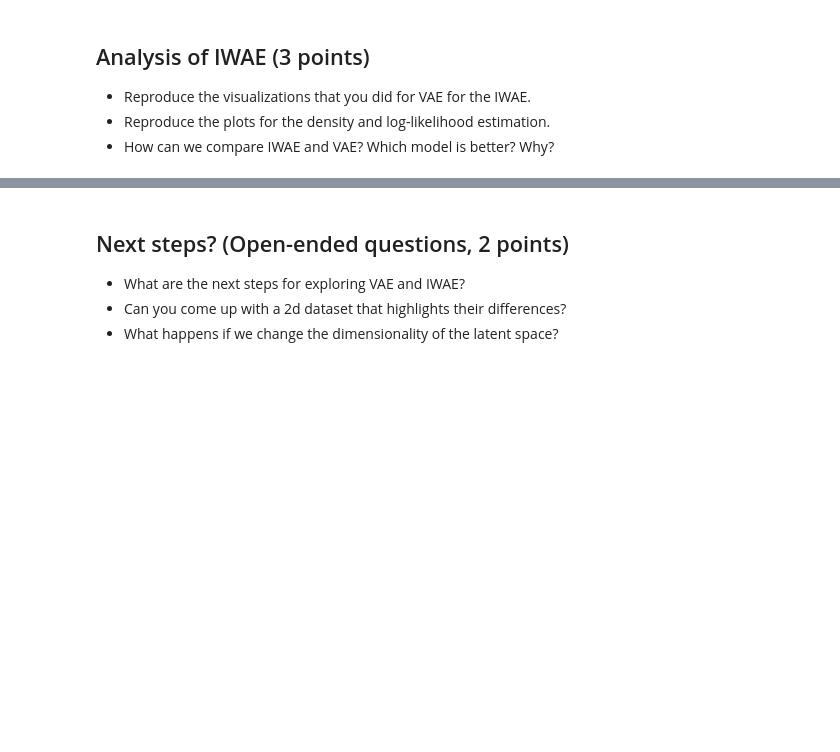
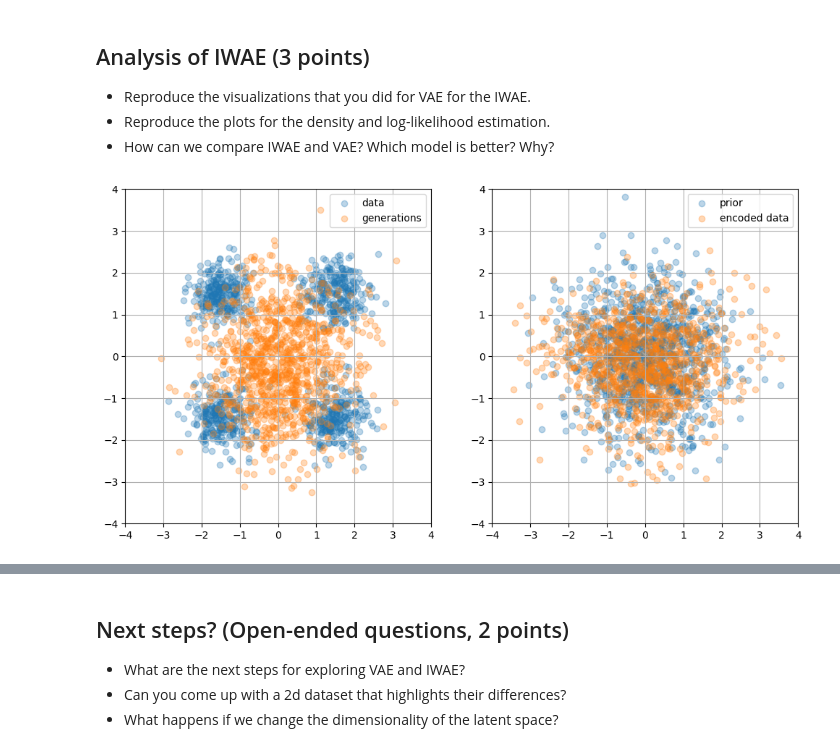
Before and after one commit to hanzak/bayesian-methods, a Jupyter notebook: exercises/vae/vae.ipynb, the cells around one changed output, grey strips where cells are left out. Cells and saved outputs as stored; diff of their text form; code cells hidden in the pictures; blank space fills up the shorter version.

```diff
--- a/exercises/vae/vae.ipynb
+++ b/exercises/vae/vae.ipynb
@@ -324,9 +379,15 @@ $$\theta^*,\eta^* = \argmin_{\theta,\eta}-\mathbb{E}_{p_{\text{data}}(x)}\mathbb
 - Train the model using the IWAE objective and $K=5$ at every iteration. How does the loss function behave?
 # %%
 def iwae_objective(states, key, params, bs):
-  # YOUR CODE HERE
-  print(loss.shape, 'final.shape', flush=True)
-  return loss.mean()
+    state_enc, state_dec = states
+    enc_param, dec_param = params
+    key, subkey1 = random.split(key)
+    x, _ = sample_data(subkey1, bs)
+
+    K=5
+    loss = -1*iwae_bound(key, x, K, state_enc, state_dec)
+    print(loss.shape, 'final.shape', flush=True)
+    return loss.mean()
 
 @partial(jax.jit, static_argnums=2)
 def train_step(state_enc, state_dec, bs, key):
@@ -359,26 +422,44 @@ plt.grid()
 - Reproduce the plots for the density and log-likelihood estimation.
 - How can we compare IWAE and VAE? Which model is better? Why?
 # %%
-# YOUR CODE HERE
+key, subkey1 = random.split(key)
+data, labels = sample_data(subkey1, 1024)
+
+key, subkey2 = random.split(key)
+z = random.normal(subkey2, shape=(1024, latent_dim))
+mu_z, logvar_z = state_dec.apply_fn(state_dec.params, z)
+
+key, subkey3 = random.split(key)
+eps_dec = random.normal(subkey3, shape=mu_z.shape)
+x_reconstructed = mu_z + jnp.exp(0.5 * logvar_z) * eps_dec
+
+mu_x, logvar_x = state_enc.apply_fn(state_enc.params, data)
+
+key, subkey4 = random.split(key)
+eps_enc = random.normal(subkey4, shape=mu_x.shape)
+
+x_encoded = mu_x + jnp.exp(0.5 * logvar_x) * eps_enc
+
 plt.figure(figsize=(12,6))
 plt.subplot(121)
-plt.scatter(# YOUR CODE HERE,
+plt.scatter(data[:,0], data[:,1],
             alpha=0.3, label='data')
-plt.scatter(# YOUR CODE HERE,
+plt.scatter(x_reconstructed[:,0], x_reconstructed[:,1],
             alpha=0.3, label='generations')
 plt.xlim(-4,4)
 plt.ylim(-4,4)
 plt.legend()
 plt.grid()
 
-# YOUR CODE HERE
 plt.subplot(122)
-plt.scatter(# YOUR CODE HERE,
+plt.scatter(z[:,0], z[:,1],
             alpha=0.3, label='prior')
-plt.scatter(# YOUR CODE HERE,
+plt.scatter(x_encoded[:,0], x_encoded[:,1],
             alpha=0.3, label='encoded data')
 plt.xlim(-4,4)
 plt.ylim(-4,4)
 plt.legend()
 plt.grid()
+# %% [output]
+[figure, added]
 # %%
```
Also changed, not shown: parts of 10 cells of this notebook.
